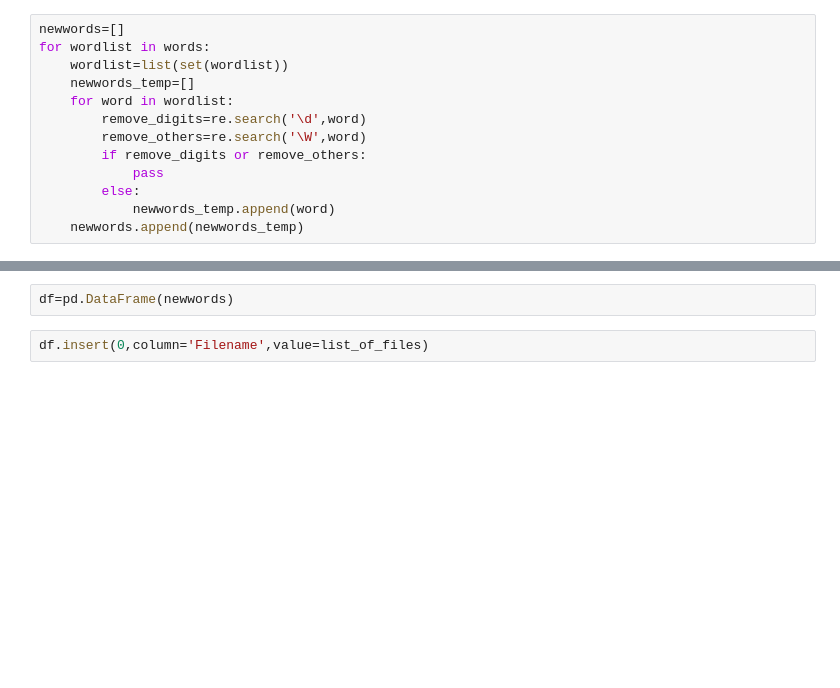
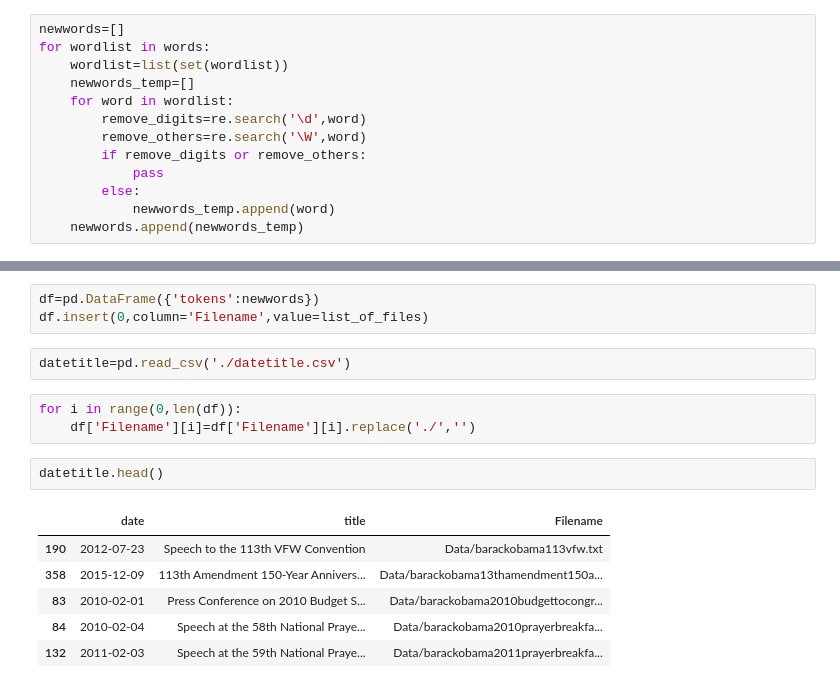
Before and after one commit to pday2/ObamaNLP, a Jupyter notebook: cleanSpeeches.ipynb, the cells around one changed output, grey strips where cells are left out. Saved outputs shown, nothing was run; the diff lists cells and outputs as text; blank space fills up the shorter version.

```diff
--- a/cleanSpeeches.ipynb
+++ b/cleanSpeeches.ipynb
@@ -87,4 +85,17 @@ print(len(newwords), max)
 # %%
-df=pd.DataFrame(newwords)
+df=pd.DataFrame({'tokens':newwords})
+df.insert(0,column='Filename',value=list_of_files)
-# %%
-df.insert(0,column='Filename',value=list_of_files)
+# %%
+datetitle=pd.read_csv('./datetitle.csv')
+# %%
+for i in range(0,len(df)):
+    df['Filename'][i]=df['Filename'][i].replace('./','')
+# %%
+datetitle.head()
+# %% [output]
+|  | date | title | Filename |
+| 190 | 2012-07-23 | Speech to the 113th VFW Convention | Data/barackobama113vfw.txt |
+| 358 | 2015-12-09 | 113th Amendment 150-Year Annivers... | Data/barackobama13thamendment150a... |
+| 83 | 2010-02-01 | Press Conference on 2010 Budget S... | Data/barackobama2010budgettocongr... |
+| 84 | 2010-02-04 | Speech at the 58th National Praye... | Data/barackobama2010prayerbreakfa... |
+| 132 | 2011-02-03 | Speech at the 59th National Praye... | Data/barackobama2011prayerbreakfa... |
```
Also changed, not shown: parts of 5 cells of this notebook, 2 other files.
